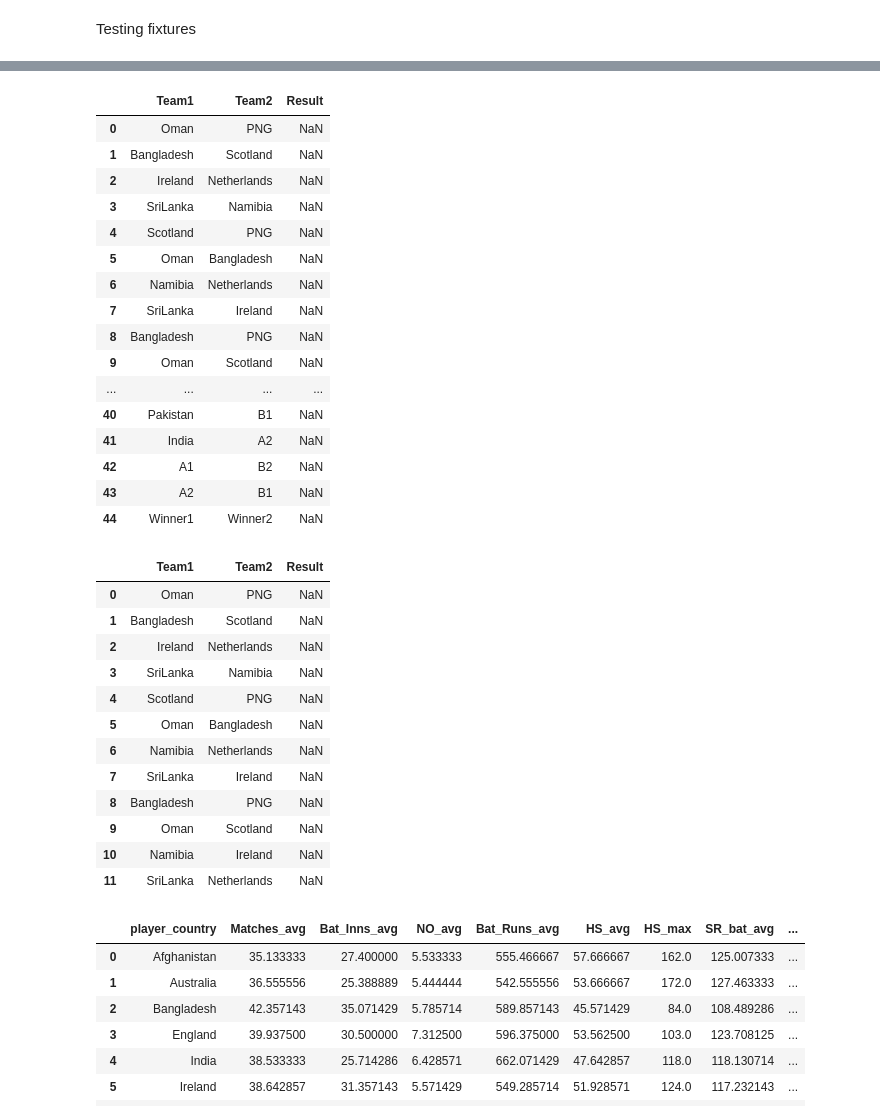
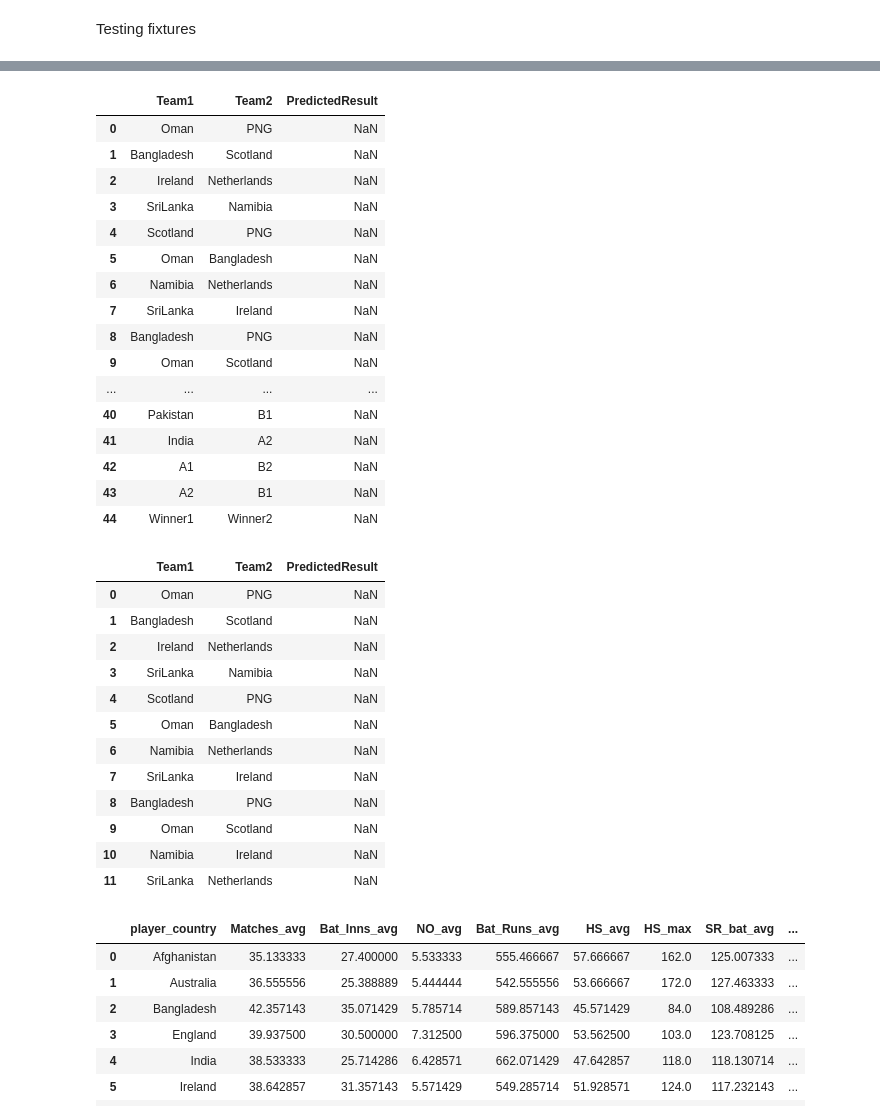
Before and after one commit to BSureshgar/2021-T20-World-Cup-Prediction-ML, a Jupyter notebook: Separate Stats Model/Seperate Stats Model.ipynb, the cells around one changed output, grey strips where cells are left out. Cells and saved outputs as stored; diff of their text form; code cells hidden in the pictures.

```diff
--- a/Separate Stats Model/Seperate Stats Model.ipynb
+++ b/Separate Stats Model/Seperate Stats Model.ipynb
@@ -136,17 +136,17 @@ Feature: 5w_max_team2 Score: 0.06368
 # %%
 fixtures = pd.read_csv('Fixtures.csv')
 fixtures = fixtures.drop(['Match No', 'Date', 'Venue', 'Time'], axis = 1)
-fixtures['Results'] = np.nan
-headers = ['Team1', 'Team2', 'Result']
+fixtures['PredictedResult'] = np.nan
+headers = ['Team1', 'Team2', 'PredictedResult']
 fixtures.columns = headers
 fixtures['Team1'] = fixtures['Team1'].str.replace("P.N.G.",'PNG')
 fixtures['Team2'] = fixtures['Team2'].str.replace("P.N.G.",'PNG')
 fixtures['Team1'] = fixtures['Team1'].str.replace(" ",'')
 fixtures['Team2'] = fixtures['Team2'].str.replace(" ",'')
 fixtures = fixtures.reset_index(drop=True)
 fixtures
 # %% [output]
-|  | Team1 | Team2 | Result |
+|  | Team1 | Team2 | PredictedResult |
 | 0 | Oman | PNG | NaN |
 | 1 | Bangladesh | Scotland | NaN |
 | 2 | Ireland | Netherlands | NaN |
@@ -168,7 +168,7 @@ fixtures
 fixturesgroup = fixtures.iloc[0:12,:]
 fixturesgroup
 # %% [output]
-|  | Team1 | Team2 | Result |
+|  | Team1 | Team2 | PredictedResult |
 | 0 | Oman | PNG | NaN |
 | 1 | Bangladesh | Scotland | NaN |
 | 2 | Ireland | Netherlands | NaN |
```
Also changed, not shown: parts of 19 cells of this notebook, 4 other files.
